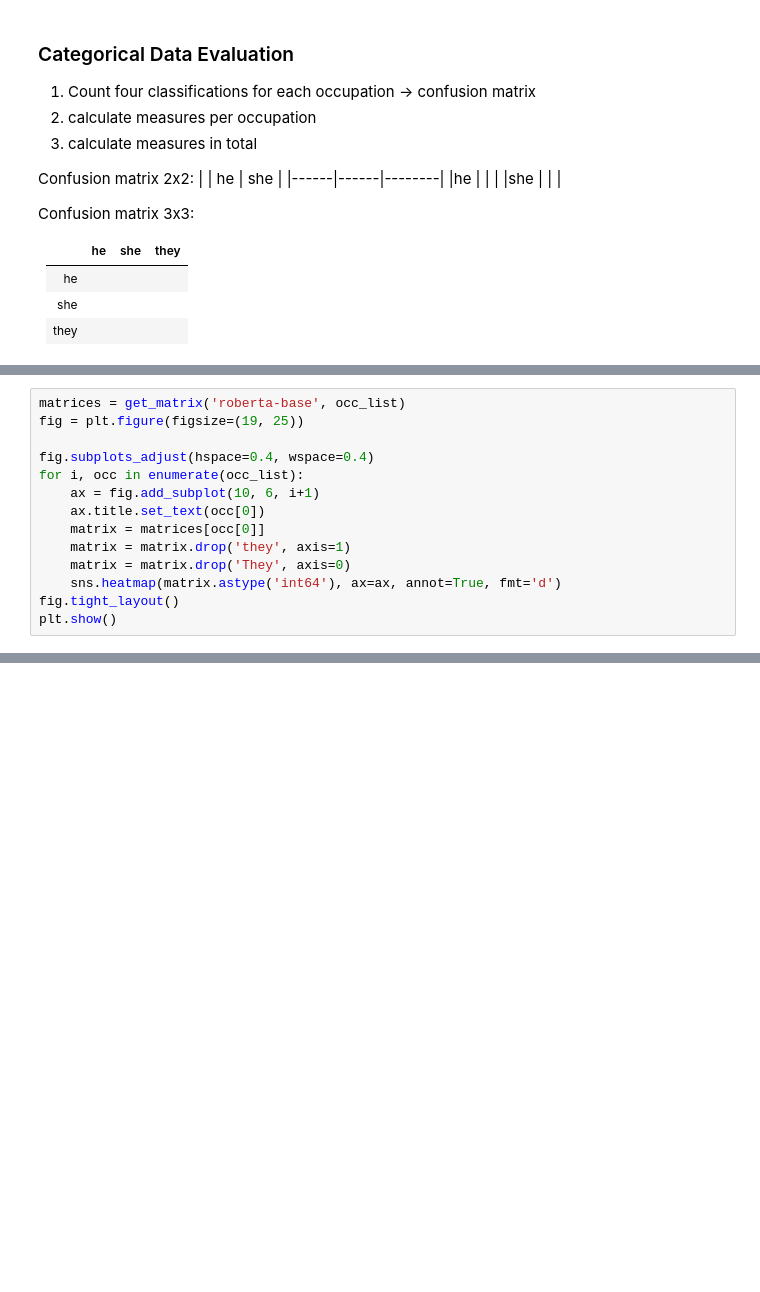
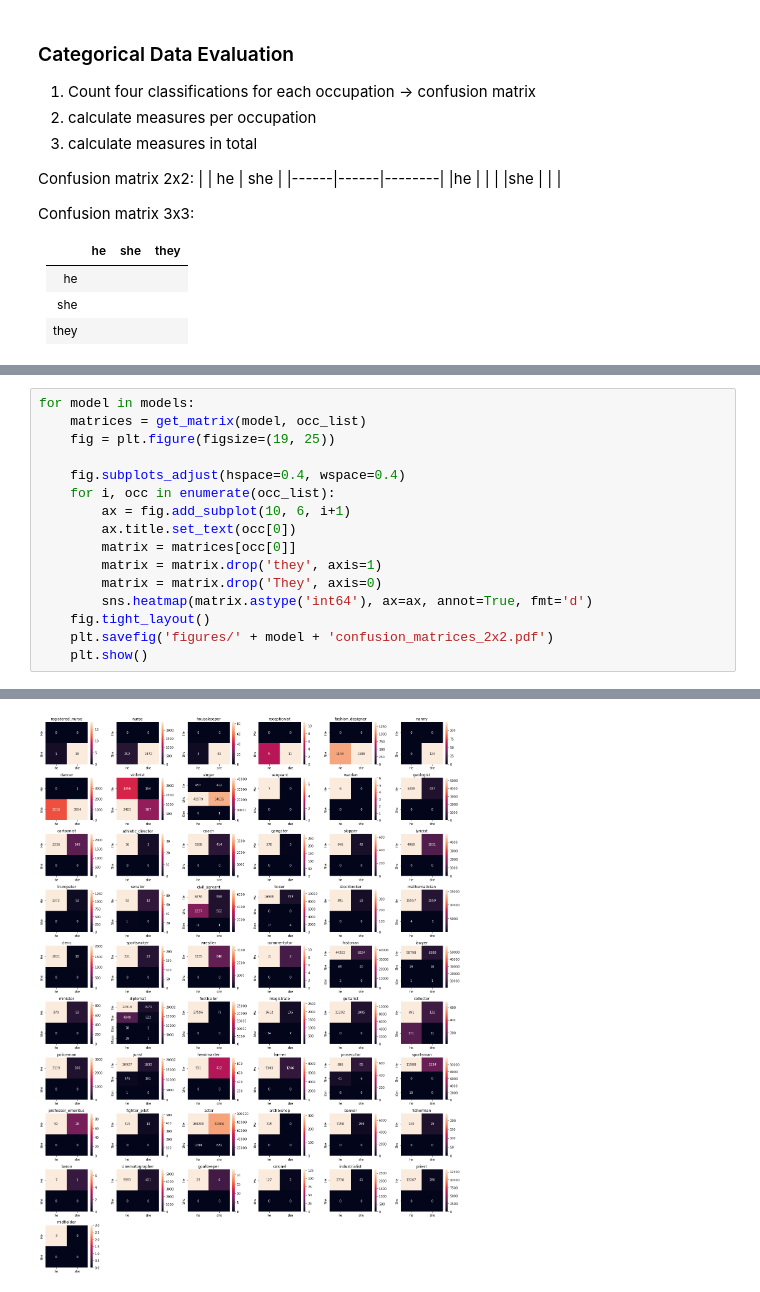
Before and after one commit to EmilPoiesz/Horn_Envelope, a Jupyter notebook: probing_eval.ipynb, the cells around one changed output, grey strips where cells are left out. Cells and saved outputs as stored; diff of their text form; blank space fills up the shorter version.

```diff
--- a/probing_eval.ipynb
+++ b/probing_eval.ipynb
@@ -55,16 +61,19 @@ plt.show()
 # %%
-matrices = get_matrix('roberta-base', occ_list)
-fig = plt.figure(figsize=(19, 25))
+for model in models:
+    matrices = get_matrix(model, occ_list)
+    fig = plt.figure(figsize=(19, 25))
 
-fig.subplots_adjust(hspace=0.4, wspace=0.4)
-for i, occ in enumerate(occ_list):
-    ax = fig.add_subplot(10, 6, i+1)
-    ax.title.set_text(occ[0])
-    matrix = matrices[occ[0]]
-    matrix = matrix.drop('they', axis=1)
-    matrix = matrix.drop('They', axis=0)
-    sns.heatmap(matrix.astype('int64'), ax=ax, annot=True, fmt='d')
-fig.tight_layout()
-plt.show()
+    fig.subplots_adjust(hspace=0.4, wspace=0.4)
+    for i, occ in enumerate(occ_list):
+        ax = fig.add_subplot(10, 6, i+1)
+        ax.title.set_text(occ[0])
+        matrix = matrices[occ[0]]
+        matrix = matrix.drop('they', axis=1)
+        matrix = matrix.drop('They', axis=0)
+        sns.heatmap(matrix.astype('int64'), ax=ax, annot=True, fmt='d')
+    fig.tight_layout()
+    plt.savefig('figures/' + model + 'confusion_matrices_2x2.pdf')
+    plt.show()
 # %% [output]
 [figure]
+[figure, added]
```
Also changed, not shown: parts of 5 cells of this notebook, 5 other files.
